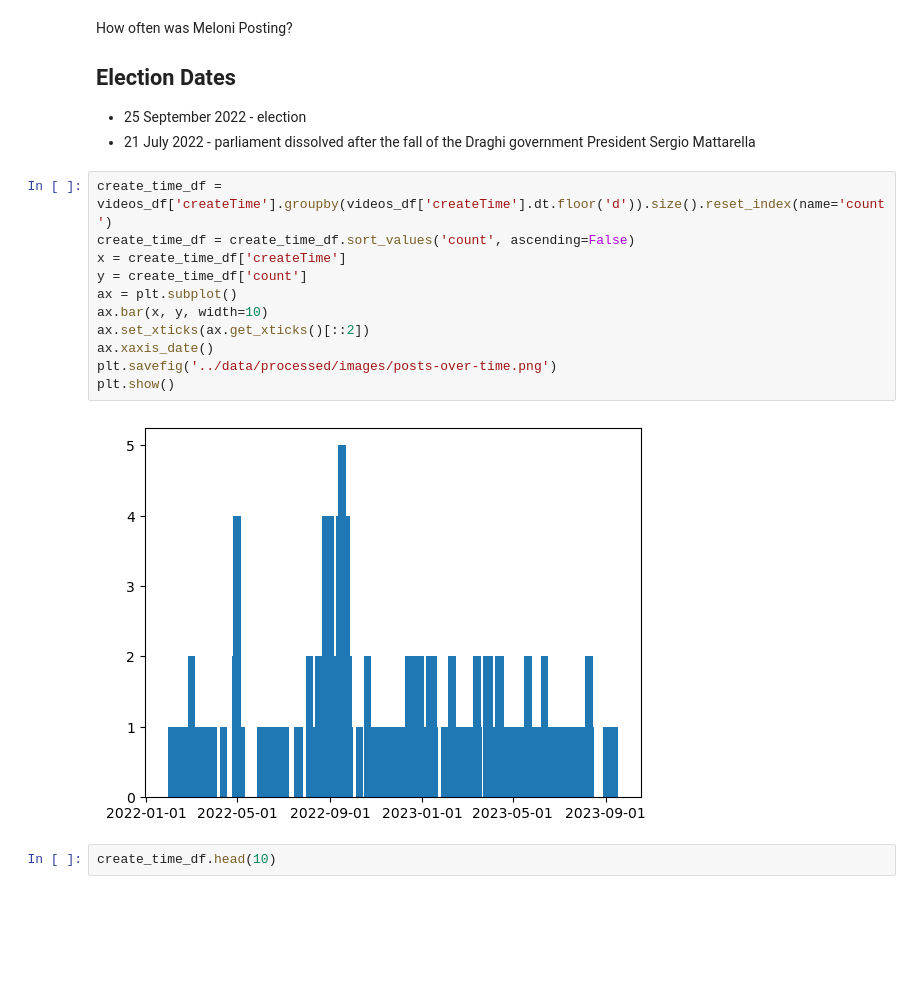
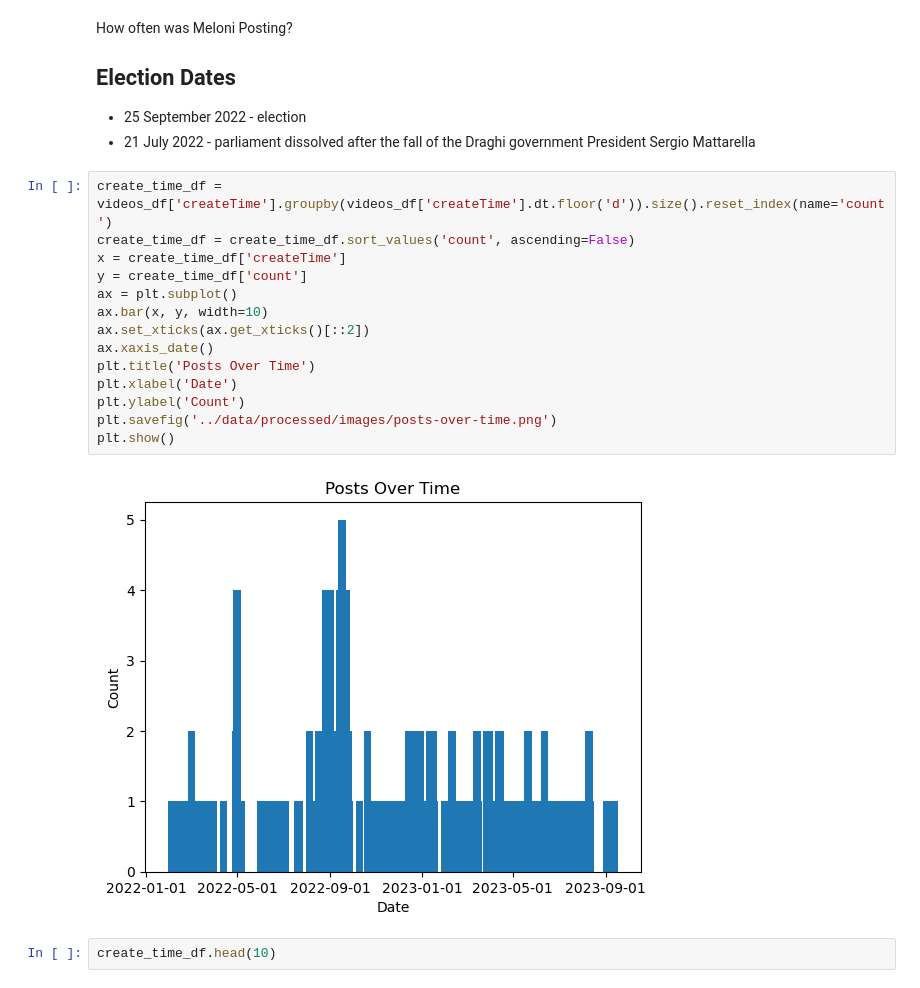
Before and after one commit to frasercrichton/investigation-influence-industry-italy, a Jupyter notebook: analysis/AnalyseEngagement.ipynb, the cells around one changed output. Cells and saved outputs as stored; diff of their text form; blank space fills up the shorter version.

```diff
--- a/analysis/AnalyseEngagement.ipynb
+++ b/analysis/AnalyseEngagement.ipynb
@@ -23,16 +23,19 @@ How often was Meloni Posting?
 # %%
 create_time_df = videos_df['createTime'].groupby(videos_df['createTime'].dt.floor('d')).size().reset_index(name='count')
 create_time_df = create_time_df.sort_values('count', ascending=False)
 x = create_time_df['createTime']
 y = create_time_df['count']
 ax = plt.subplot()
 ax.bar(x, y, width=10)
 ax.set_xticks(ax.get_xticks()[::2])
 ax.xaxis_date()
+plt.title('Posts Over Time')
+plt.xlabel('Date')
+plt.ylabel('Count')
 plt.savefig('../data/processed/images/posts-over-time.png')
 plt.show()
 # %% [output]
-[figure, old version]
+[figure, new version]
 # %%
 create_time_df.head(10)
 # %% [output]
```
Also changed, not shown: parts of 9 cells of this notebook, 10 other files.
